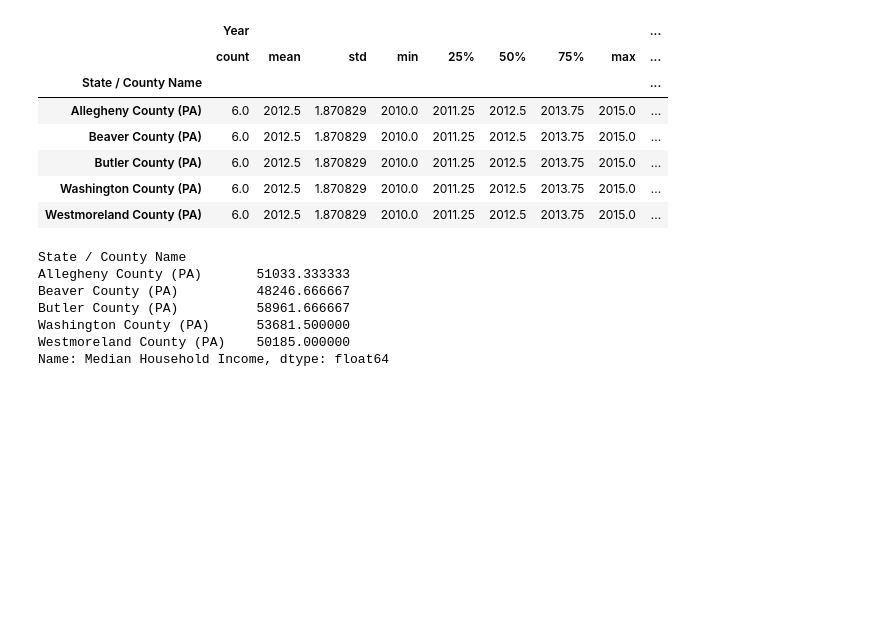
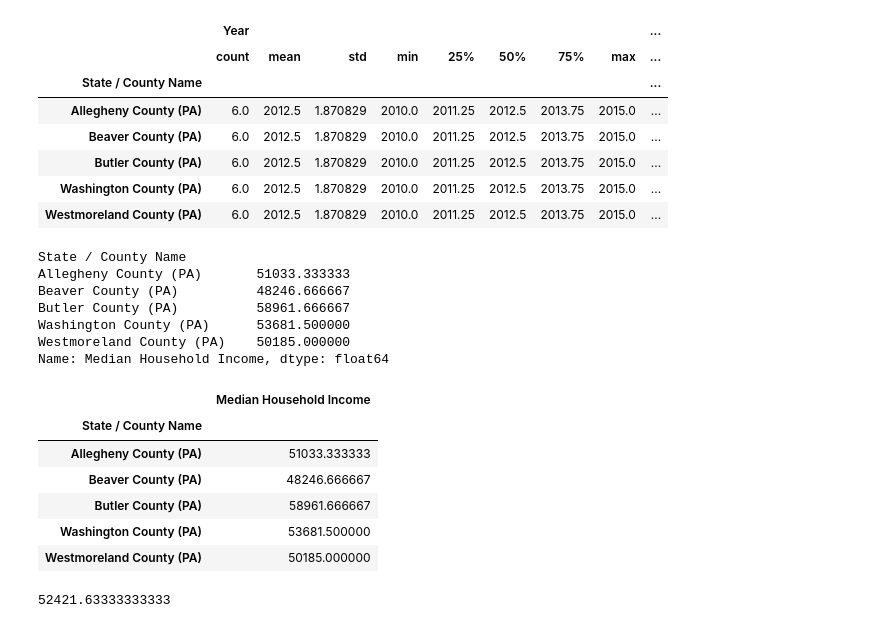
Before and after one commit to bripapp/green_city, a Jupyter notebook: Pittsburgh_income_cleaning.ipynb, the cells around one changed output. Drawn from its saved outputs; the diff is of its cells as text; code cells hidden in the pictures; blank space fills up the shorter version.

```diff
--- a/Pittsburgh_income_cleaning.ipynb
+++ b/Pittsburgh_income_cleaning.ipynb
@@ -193,3 +193,21 @@ Butler County (PA)          58961.666667
 Washington County (PA)      53681.500000
 Westmoreland County (PA)    50185.000000
 Name: Median Household Income, dtype: float64
+# %%
+#median hh income combined for 2010-2015 for each individual county in Pittsburgh metro
+Pitt_county_avgs = pd.DataFrame(Pitt_PA_Average_HouseHold_income)
+Pitt_county_avgs
+# %% [output]
+|  | Median Household Income |
+| State / County Name |  |
+| Allegheny County (PA) | 51033.333333 |
+| Beaver County (PA) | 48246.666667 |
+| Butler County (PA) | 58961.666667 |
+| Washington County (PA) | 53681.500000 |
+| Westmoreland County (PA) | 50185.000000 |
+# %%
+#Calculate the mdedian hh income average for all of the Pittsburgh metro counties combined
+Total_Pitt_avg = Pitt_county_avgs["Median Household Income"].mean()
+Total_Pitt_avg
+# %% [output]
+52421.63333333333
```
Also changed, not shown: parts of 4 cells of this notebook, 4 other files.
